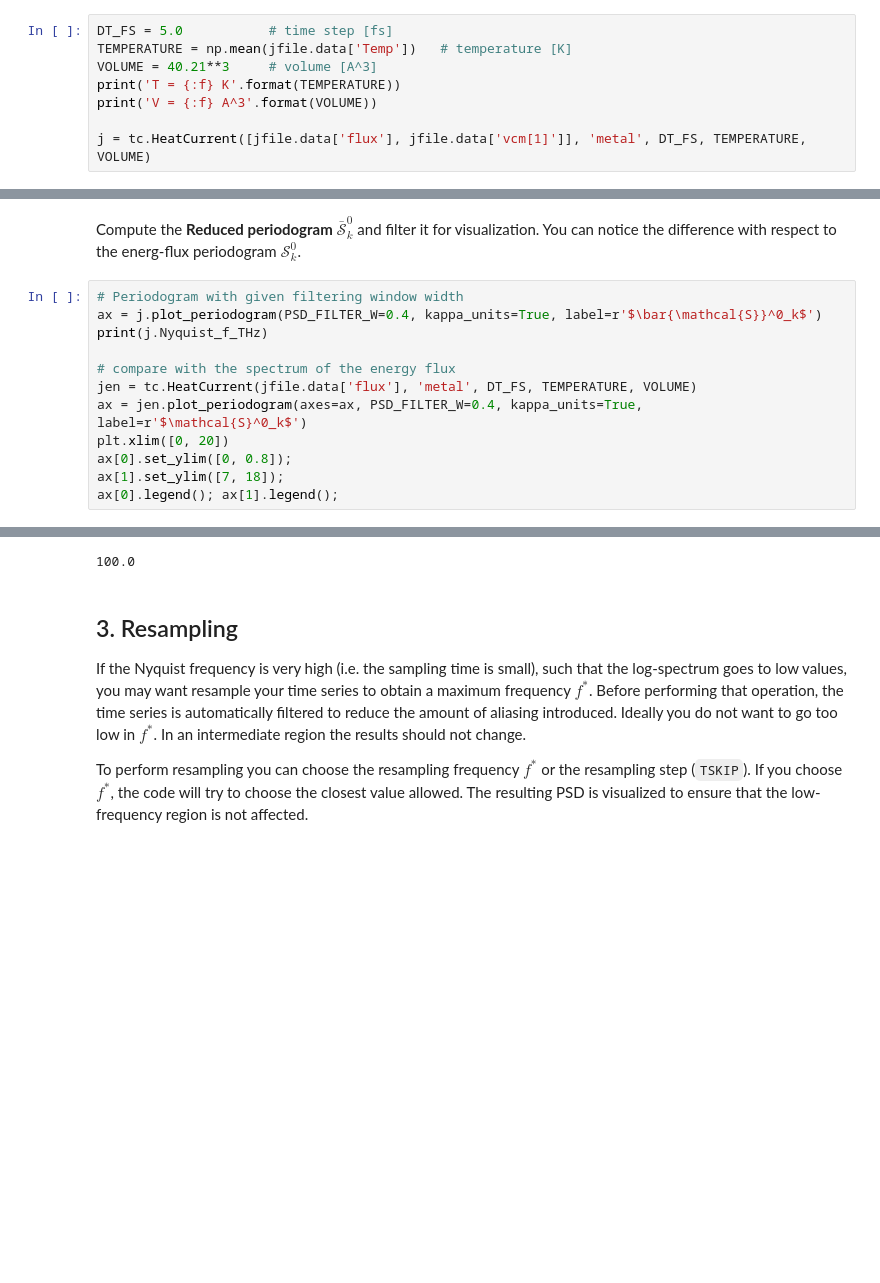
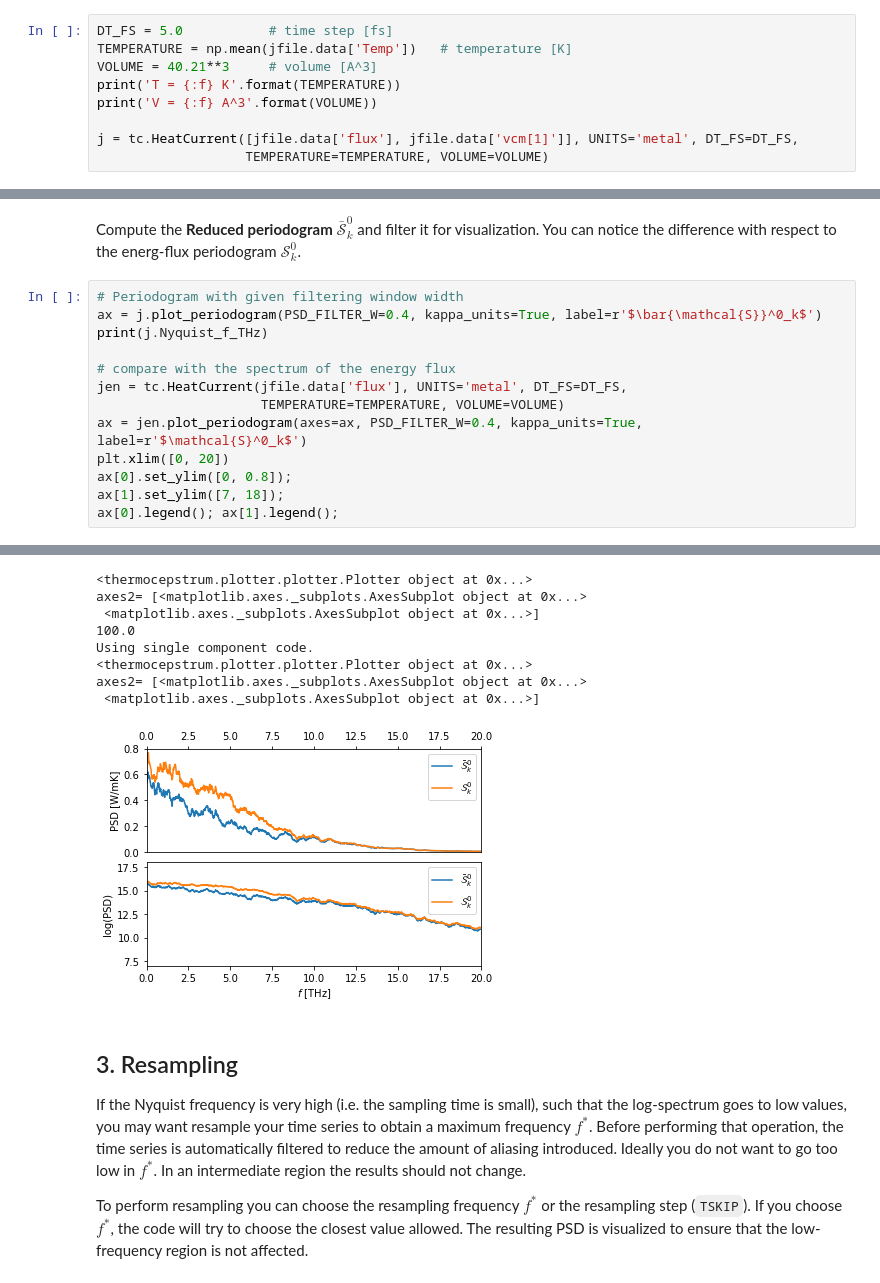
Before and after one commit to sissaschool/sportran, a Jupyter notebook: examples/example_cepstrum_doublecomp_NaCl.ipynb, the cells around one changed output, grey strips where cells are left out. Drawn from its saved outputs; the diff is of its cells as text; blank space fills up the shorter version.

```diff
--- a/examples/example_cepstrum_doublecomp_NaCl.ipynb
+++ b/examples/example_cepstrum_doublecomp_NaCl.ipynb
@@ -63,7 +63,8 @@ VOLUME = 40.21**3     # volume [A^3]
 print('T = {:f} K'.format(TEMPERATURE))
 print('V = {:f} A^3'.format(VOLUME))
 
-j = tc.HeatCurrent([jfile.data['flux'], jfile.data['vcm[1]']], 'metal', DT_FS, TEMPERATURE, VOLUME)
+j = tc.HeatCurrent([jfile.data['flux'], jfile.data['vcm[1]']], UNITS='metal', DT_FS=DT_FS,
+                   TEMPERATURE=TEMPERATURE, VOLUME=VOLUME)
 # %% [output]
 T = 1399.347781 K
 V = 65013.301261 A^3
@@ -88,7 +88,8 @@ ax = j.plot_periodogram(PSD_FILTER_W=0.4, kappa_units=True, label=r'$\bar{\mathc
 print(j.Nyquist_f_THz)
 
 # compare with the spectrum of the energy flux
-jen = tc.HeatCurrent(jfile.data['flux'], 'metal', DT_FS, TEMPERATURE, VOLUME)
+jen = tc.HeatCurrent(jfile.data['flux'], UNITS='metal', DT_FS=DT_FS,
+                     TEMPERATURE=TEMPERATURE, VOLUME=VOLUME)
 ax = jen.plot_periodogram(axes=ax, PSD_FILTER_W=0.4, kappa_units=True, label=r'$\mathcal{S}^0_k$')
 plt.xlim([0, 20])
 ax[0].set_ylim([0, 0.8]);
@@ -100,4 +99,12 @@ ax[0].legend(); ax[1].legend();
+<thermocepstrum.plotter.plotter.Plotter object at 0x...>
+axes2= [<matplotlib.axes._subplots.AxesSubplot object at 0x...>
+ <matplotlib.axes._subplots.AxesSubplot object at 0x...>]
 100.0
+Using single component code.
+<thermocepstrum.plotter.plotter.Plotter object at 0x...>
+axes2= [<matplotlib.axes._subplots.AxesSubplot object at 0x...>
+ <matplotlib.axes._subplots.AxesSubplot object at 0x...>]
+[figure, added]
 # %% [markdown]
 ## 3. Resampling
 If the Nyquist frequency is very high (i.e. the sampling time is small), such that the log-spectrum goes to low values, you may want resample your time series to obtain a maximum frequency $f^*$.
```
Also changed, not shown: parts of 10 cells of this notebook, 2 other files.
